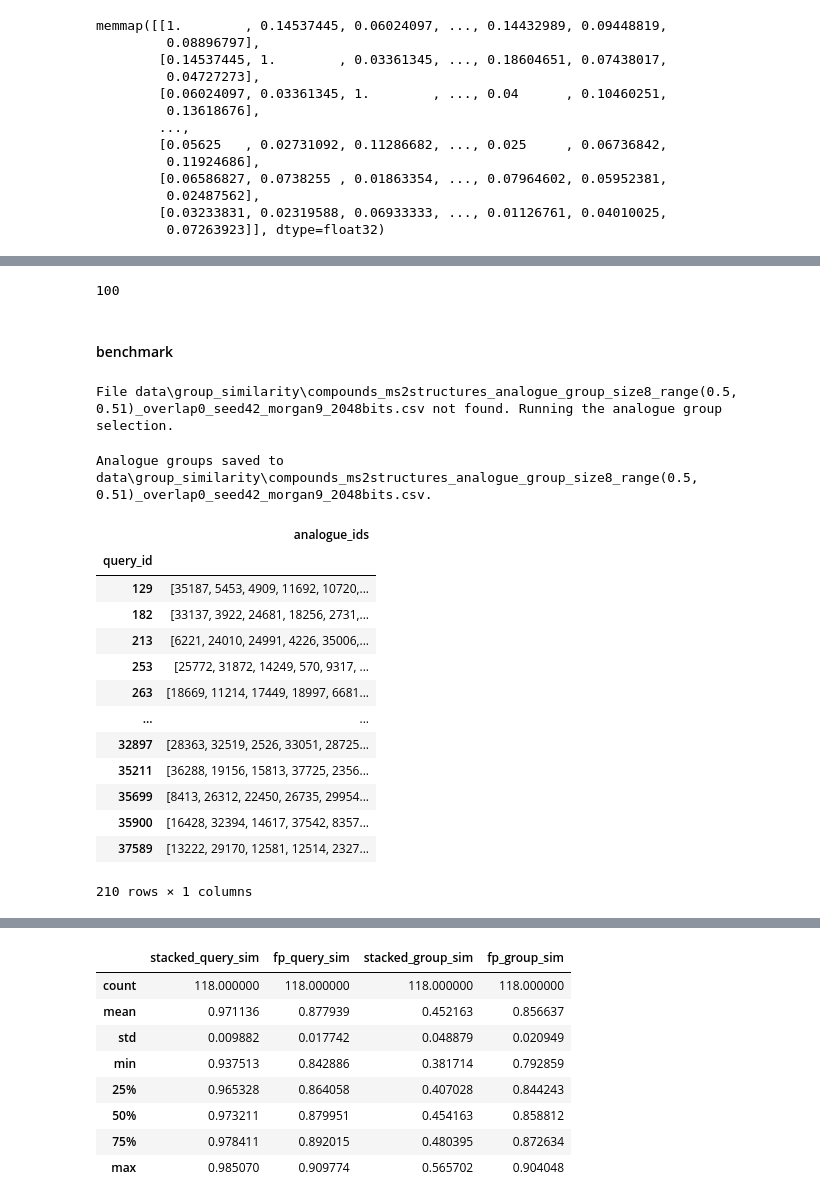
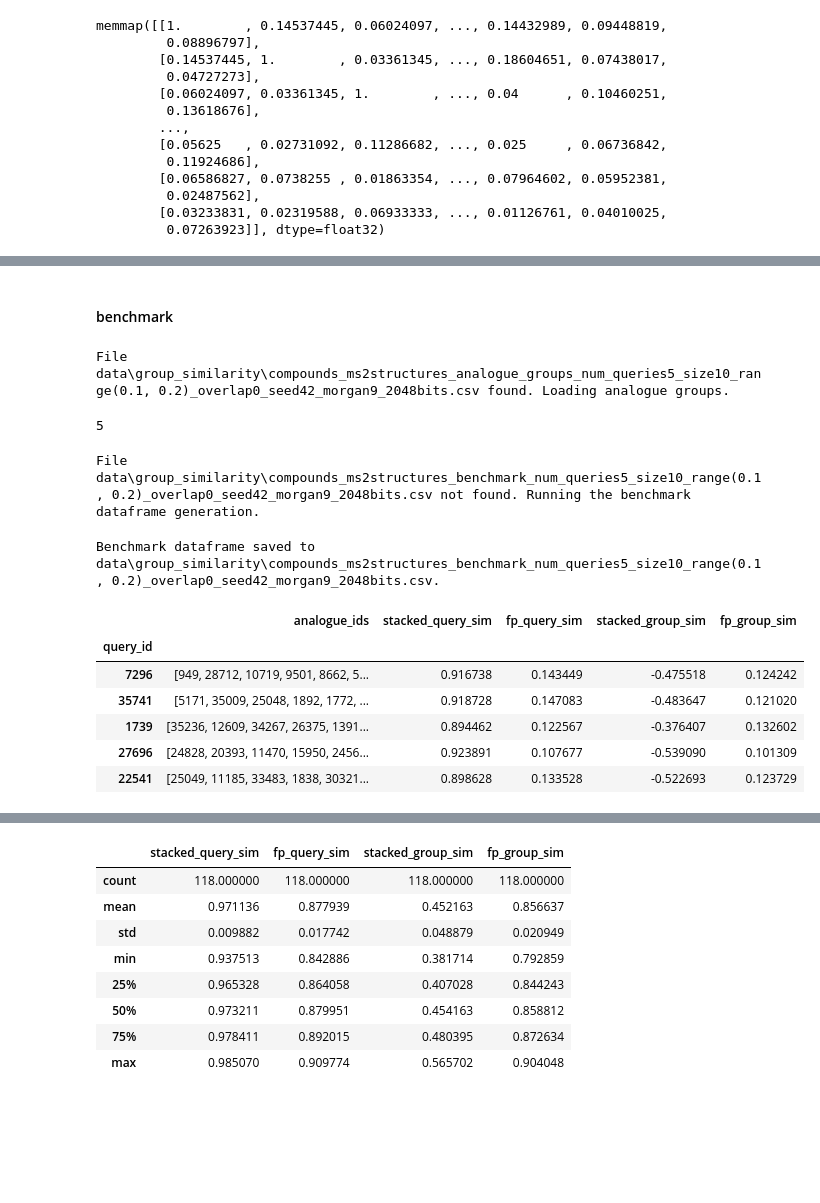
Before and after one commit to Knerten0815/master-thesis-code, a Jupyter notebook: group_similarity_dataset_creation.ipynb, the cells around one changed output, grey strips where cells are left out. Cells and saved outputs as stored; diff of their text form; code cells hidden in the pictures; blank space fills up the shorter version.

```diff
--- a/group_similarity_dataset_creation.ipynb
+++ b/group_similarity_dataset_creation.ipynb
@@ -290,7 +250,3 @@ for i in tqdm(range(len(compounds[:100]))):
-# %%
-np.array(all_close).sum()
-# %% [output]
-100
 # %% [markdown]
 #### benchmark
 # %%
@@ -453,28 +479,28 @@ def get_benchmark_df(analogue_df, compounds, group_size, sim_range, overlap, see
         print(f"Benchmark dataframe saved to {df_file}.csv.")
     return analogue_df
 # %%
-group_size=8
-sim_range=(0.5, 0.51)
+num_queries = 5
+group_size=10
+sim_range=(0.1, 0.2)
 overlap=False
 seed=42
 
-analogue_df = get_analogue_groups_file(group_size, sim_range, overlap, seed, morgan_radius, fpSize)
+analogue_df = get_analogue_groups_num_queries_file(num_queries, group_size, sim_range, overlap, seed, morgan_radius, fpSize)
 len(analogue_df)
 # %% [output]
-File data\group_similarity\compounds_ms2structures_analogue_group_size8_range(0.5, 0.51)_overlap0_seed42_morgan9_2048bits.csv not found. Running the analogue group selection.
+File data\group_similarity\compounds_ms2structures_analogue_groups_num_queries5_size10_range(0.1, 0.2)_overlap0_seed42_morgan9_2048bits.csv found. Loading analogue groups.
-Analogue groups saved to data\group_similarity\compounds_ms2structures_analogue_group_size8_range(0.5, 0.51)_overlap0_seed42_morgan9_2048bits.csv.
+5
-|  | analogue_ids |
-| query_id |  |
-| 129 | [35187, 5453, 4909, 11692, 10720,... |
-| 182 | [33137, 3922, 24681, 18256, 2731,... |
-| 213 | [6221, 24010, 24991, 4226, 35006,... |
-| 253 | [25772, 31872, 14249, 570, 9317, ... |
-| 263 | [18669, 11214, 17449, 18997, 6681... |
-| ... | ... |
-| 32897 | [28363, 32519, 2526, 33051, 28725... |
-| 35211 | [36288, 19156, 15813, 37725, 2356... |
-| 35699 | [8413, 26312, 22450, 26735, 29954... |
-| 35900 | [16428, 32394, 14617, 37542, 8357... |
-| 37589 | [13222, 29170, 12581, 12514, 2327... |
-210 rows × 1 columns
+# %%
+analogue_df = get_benchmark_df_num_queries(analogue_df, num_queries, group_size, sim_range, overlap, seed, morgan_radius, fpSize)
+analogue_df
+# %% [output]
+File data\group_similarity\compounds_ms2structures_benchmark_num_queries5_size10_range(0.1, 0.2)_overlap0_seed42_morgan9_2048bits.csv not found. Running the benchmark dataframe generation.
+Benchmark dataframe saved to data\group_similarity\compounds_ms2structures_benchmark_num_queries5_size10_range(0.1, 0.2)_overlap0_seed42_morgan9_2048bits.csv.
+|  | analogue_ids | stacked_query_sim | fp_query_sim | stacked_group_sim | fp_group_sim |
+| query_id |  |  |  |  |  |
+| 7296 | [949, 28712, 10719, 9501, 8662, 5... | 0.916738 | 0.143449 | -0.475518 | 0.124242 |
+| 35741 | [5171, 35009, 25048, 1892, 1772, ... | 0.918728 | 0.147083 | -0.483647 | 0.121020 |
+| 1739 | [35236, 12609, 34267, 26375, 1391... | 0.894462 | 0.122567 | -0.376407 | 0.132602 |
+| 27696 | [24828, 20393, 11470, 15950, 2456... | 0.923891 | 0.107677 | -0.539090 | 0.101309 |
+| 22541 | [25049, 11185, 33483, 1838, 30321... | 0.898628 | 0.133528 | -0.522693 | 0.123729 |
 # %%
```
Also changed, not shown: parts of 9 cells of this notebook.
